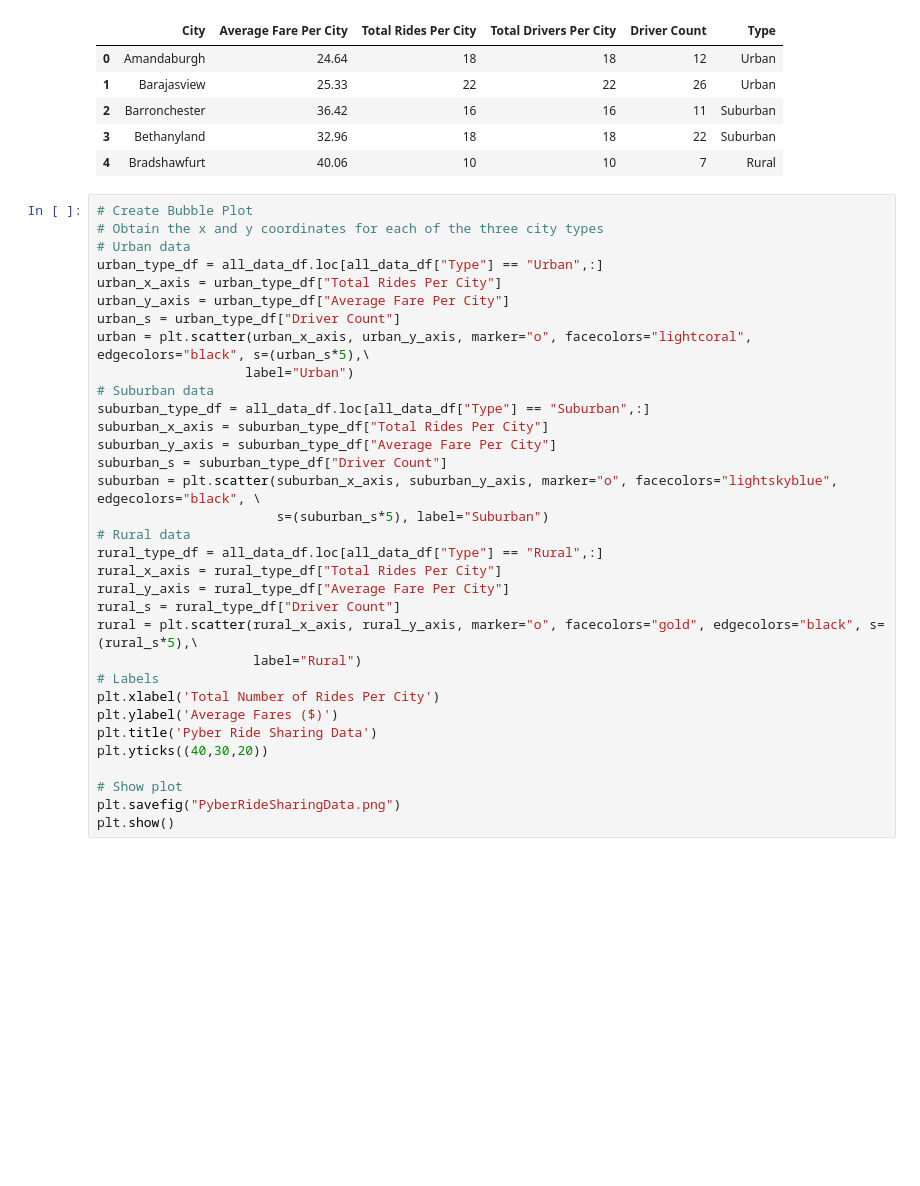
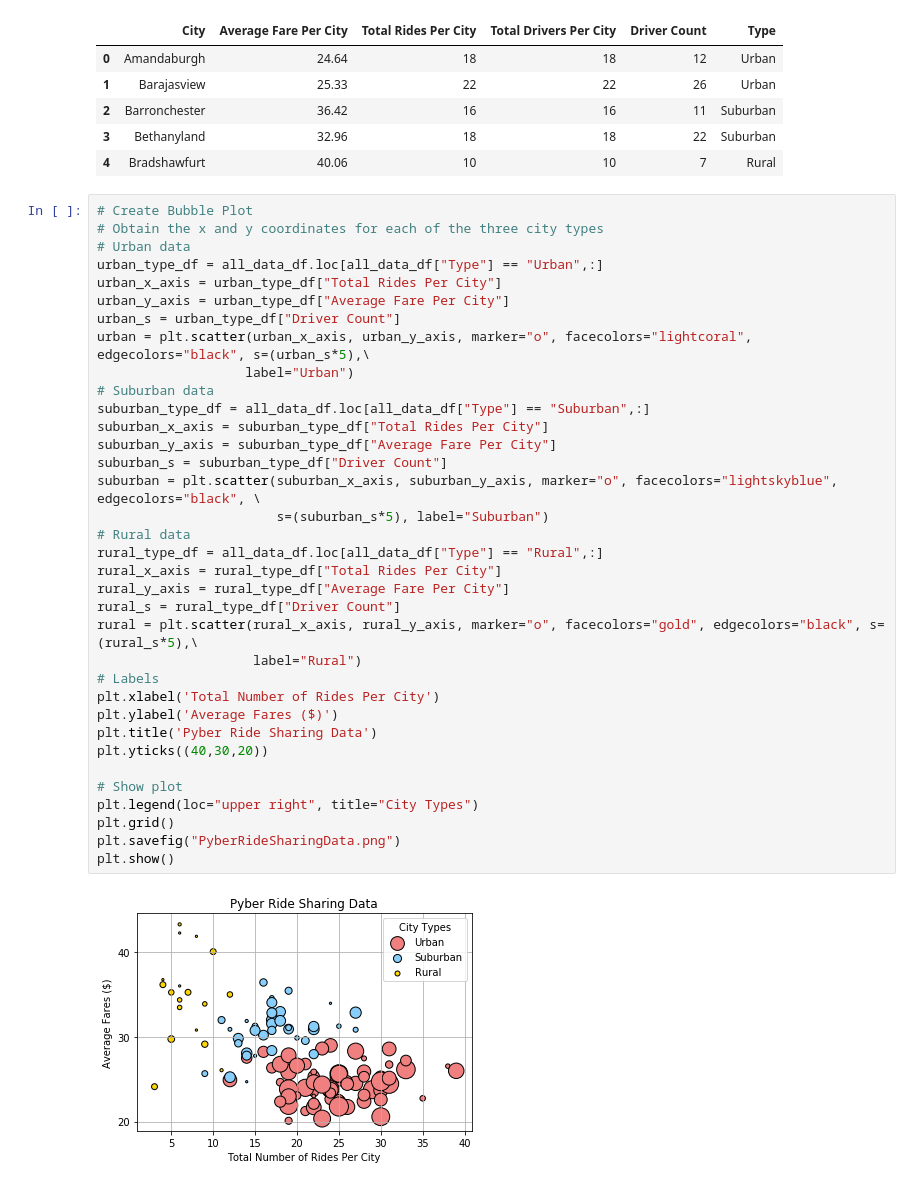
Before and after one commit to parmetd/python_matplotlib, a Jupyter notebook: Pyber.ipynb, the cells around one changed output. Drawn from its saved outputs; the diff is of its cells as text; blank space fills up the shorter version.

```diff
--- a/Pyber.ipynb
+++ b/Pyber.ipynb
@@ -262,30 +309,34 @@ all_data_df.head()
 # Urban data
 urban_type_df = all_data_df.loc[all_data_df["Type"] == "Urban",:]
 urban_x_axis = urban_type_df["Total Rides Per City"]
 urban_y_axis = urban_type_df["Average Fare Per City"]
 urban_s = urban_type_df["Driver Count"]
 urban = plt.scatter(urban_x_axis, urban_y_axis, marker="o", facecolors="lightcoral", edgecolors="black", s=(urban_s*5),\
                    label="Urban")
 # Suburban data
 suburban_type_df = all_data_df.loc[all_data_df["Type"] == "Suburban",:]
 suburban_x_axis = suburban_type_df["Total Rides Per City"]
 suburban_y_axis = suburban_type_df["Average Fare Per City"]
 suburban_s = suburban_type_df["Driver Count"]
 suburban = plt.scatter(suburban_x_axis, suburban_y_axis, marker="o", facecolors="lightskyblue", edgecolors="black", \
                        s=(suburban_s*5), label="Suburban")
 # Rural data
 rural_type_df = all_data_df.loc[all_data_df["Type"] == "Rural",:]
 rural_x_axis = rural_type_df["Total Rides Per City"]
 rural_y_axis = rural_type_df["Average Fare Per City"]
 rural_s = rural_type_df["Driver Count"]
 rural = plt.scatter(rural_x_axis, rural_y_axis, marker="o", facecolors="gold", edgecolors="black", s=(rural_s*5),\
                     label="Rural")
 # Labels
 plt.xlabel('Total Number of Rides Per City')
 plt.ylabel('Average Fares ($)')
 plt.title('Pyber Ride Sharing Data')
 plt.yticks((40,30,20))
 
 # Show plot
+plt.legend(loc="upper right", title="City Types")
+plt.grid()
 plt.savefig("PyberRideSharingData.png")
 plt.show()
+# %% [output]
+[figure, added]
```
Also changed, not shown: parts of 6 cells of this notebook, 5 other files.
